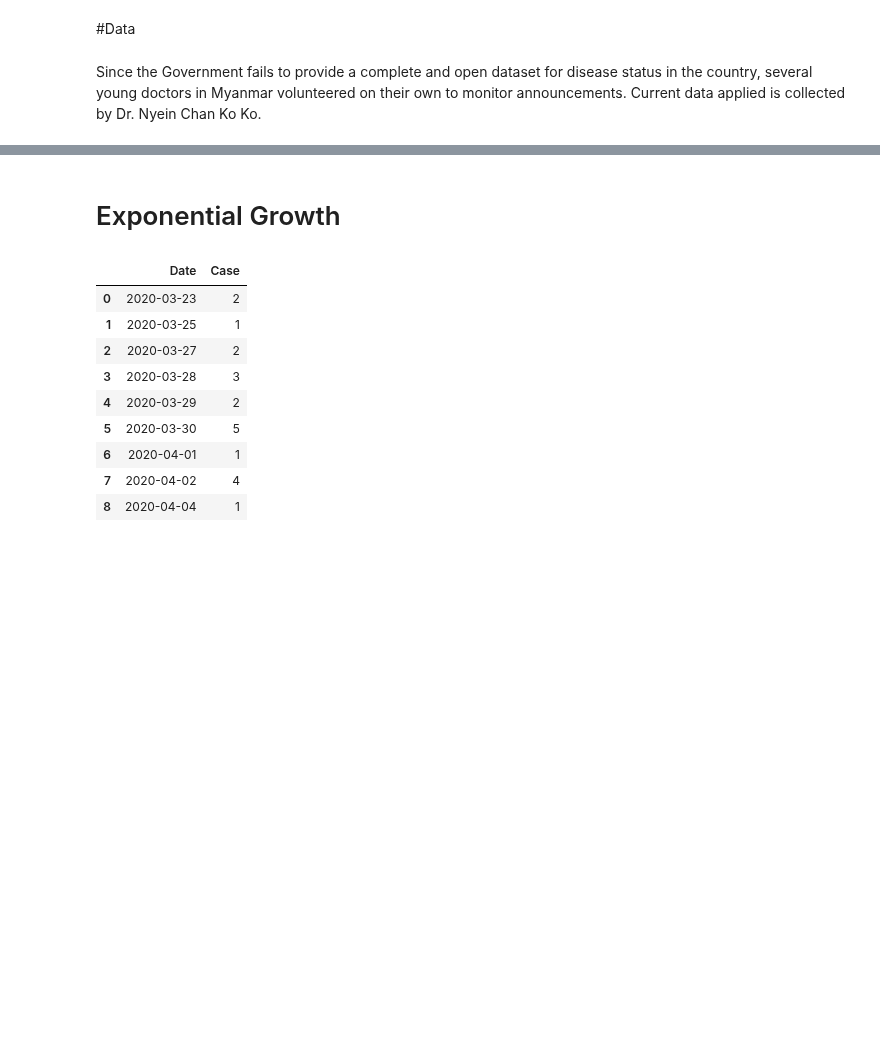
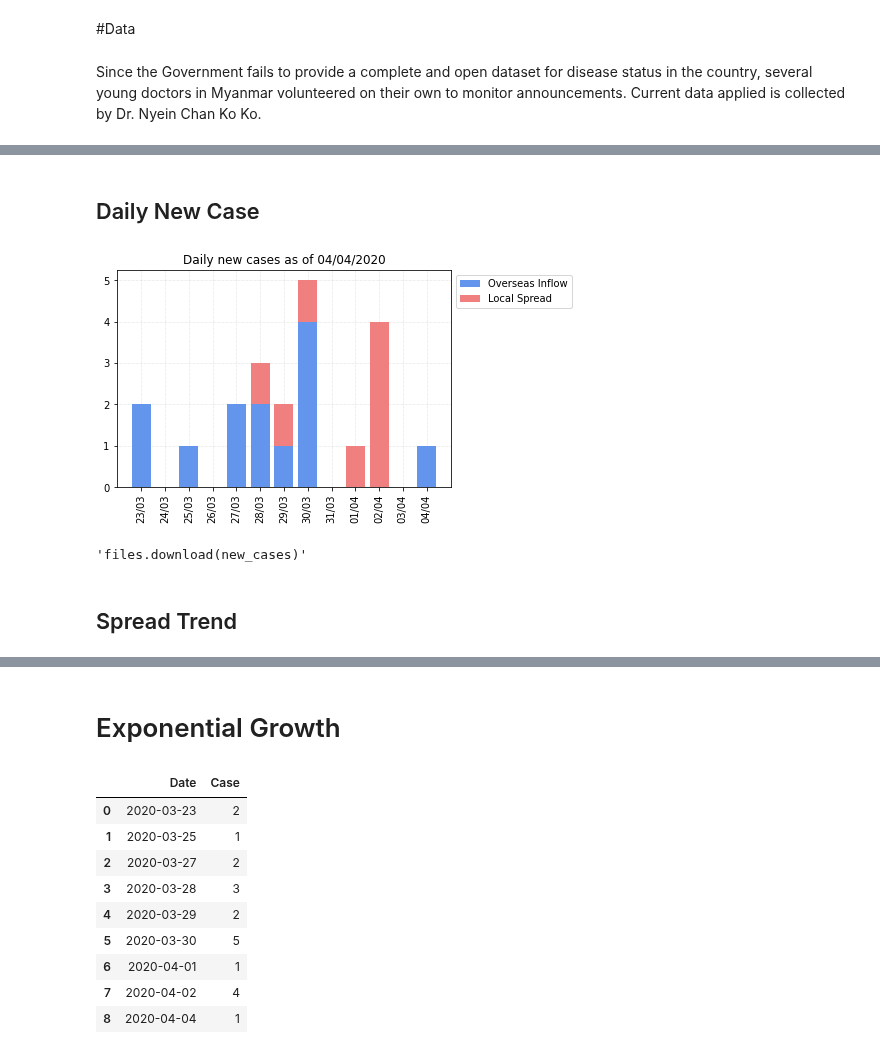
Before and after one commit to finerbrighterlighter/myanmar_covid19, a Jupyter notebook: exponential_growth.ipynb, the cells around one changed output, grey strips where cells are left out. Saved outputs shown, nothing was run; the diff lists cells and outputs as text; code cells hidden in the pictures; blank space fills up the shorter version.

```diff
--- a/exponential_growth.ipynb
+++ b/exponential_growth.ipynb
@@ -41,0 +132,27 @@ df
+# %% [markdown]
+## Daily New Case
+# %%
+fig, ax = plt.subplots()
+ax.grid(linestyle=':', linewidth='0.5', color='silver')
+ax.set_axisbelow(True)
+
+xindex = np.arange(len(pd.date_range(start=timeline_df.date.min(), end=timeline_df.date.max())))
+
+plt.xticks(xindex,pd.date_range(start=timeline_df.date.min(), end=timeline_df.date.max()).strftime('%d/%m'), fontsize=10, rotation=90)
+plt.gca().yaxis.set_major_locator(mticker.MultipleLocator(1))
+
+oi_case = plt.bar(xindex, timeline_df["overseas_inflow"], color = "cornflowerblue")
+ls_case = plt.bar(xindex, timeline_df["local_spread"], bottom=timeline_df["overseas_inflow"], color = "lightcoral")
+
+plt.title("Daily new cases as of "+str(timeline_df.date.max().strftime("%d/%m/%Y")))
+plt.legend((oi_case[0],ls_case[0]), ("Overseas Inflow", "Local Spread"),loc='upper left', bbox_to_anchor=(1, 1))
+
+new_cases = str(df["ann_date"][df.index[-1]])+"_new_cases.svg"
+plt.savefig(new_cases, bbox_inches = "tight")
+plt.show()
+'''files.download(new_cases)'''
+# %% [output]
+[figure, added]
+'files.download(new_cases)'
+# %% [markdown]
+## Spread Trend
```
Also changed, not shown: parts of 28 cells of this notebook.
